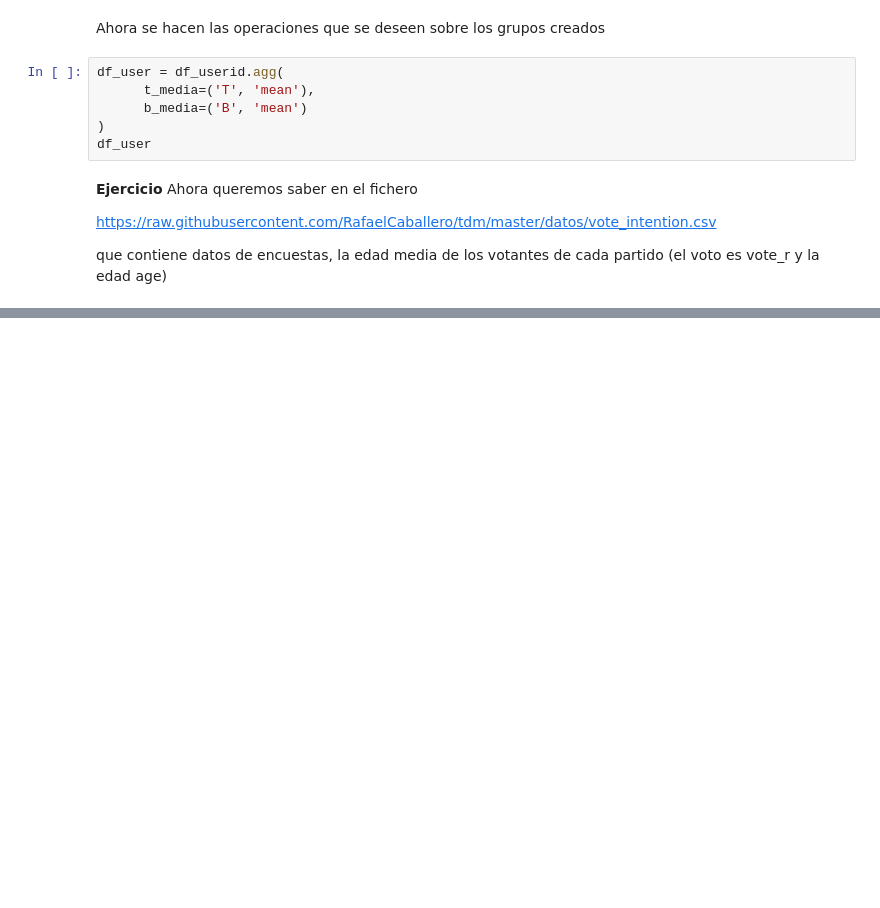
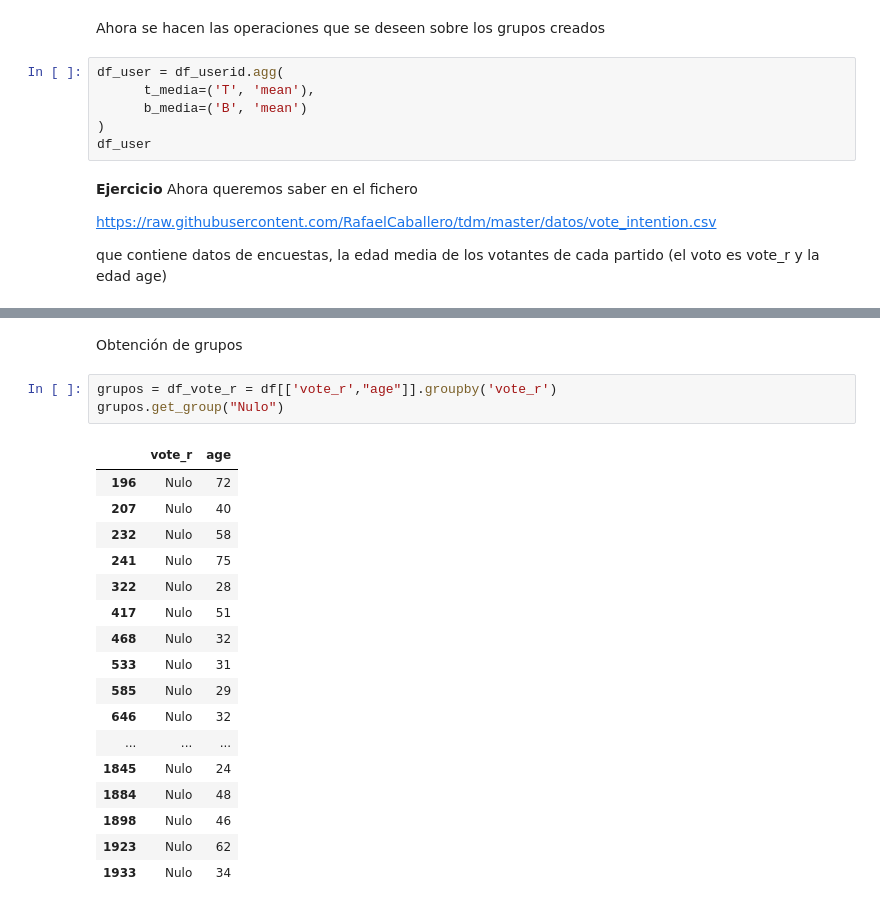
Before and after one commit to RafaelCaballero/APD, a Jupyter notebook: 13GirosYAgregaciones.ipynb, the cells around one changed output, grey strips where cells are left out. Cells and saved outputs as stored; diff of their text form; blank space fills up the shorter version.

```diff
--- a/13GirosYAgregaciones.ipynb
+++ b/13GirosYAgregaciones.ipynb
@@ -426,0 +551,23 @@ que contiene datos de encuestas, la edad media de los votantes de cada partido (
+# %% [markdown]
+Obtención de grupos
+# %%
+grupos = df_vote_r = df[['vote_r',"age"]].groupby('vote_r')
+grupos.get_group("Nulo")
+# %% [output]
+|  | vote_r | age |
+| 196 | Nulo | 72 |
+| 207 | Nulo | 40 |
+| 232 | Nulo | 58 |
+| 241 | Nulo | 75 |
+| 322 | Nulo | 28 |
+| 417 | Nulo | 51 |
+| 468 | Nulo | 32 |
+| 533 | Nulo | 31 |
+| 585 | Nulo | 29 |
+| 646 | Nulo | 32 |
+| ... | ... | ... |
+| 1845 | Nulo | 24 |
+| 1884 | Nulo | 48 |
+| 1898 | Nulo | 46 |
+| 1923 | Nulo | 62 |
+| 1933 | Nulo | 34 |
```
Also changed, not shown: parts of 16 cells of this notebook.
